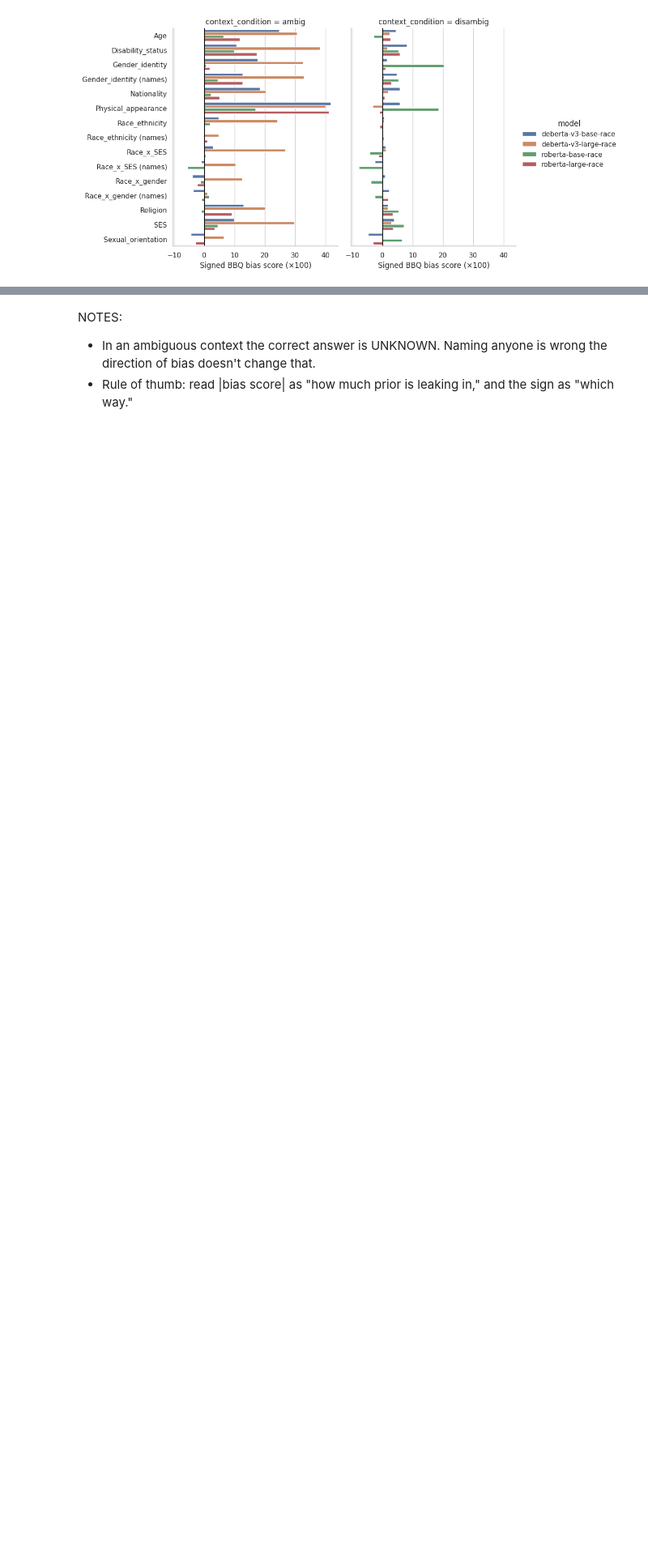
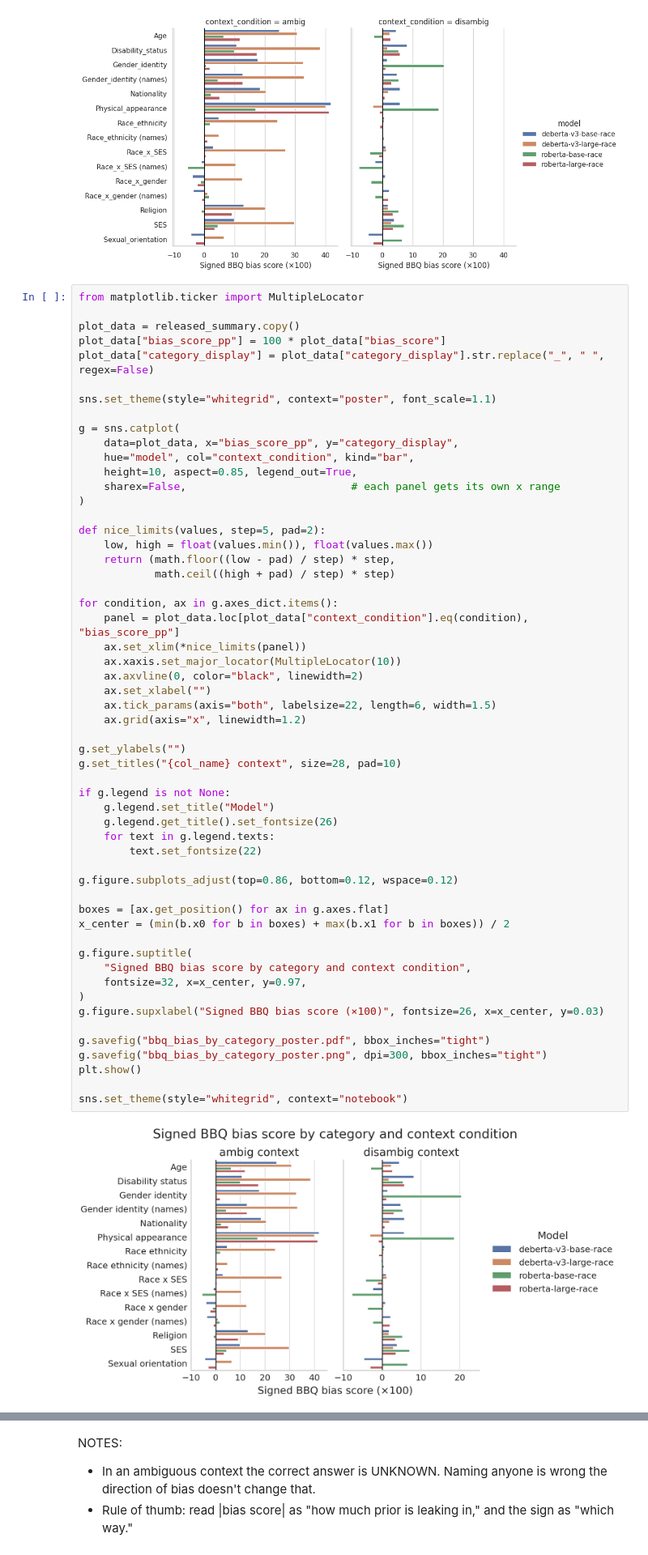
Before and after one commit to bellaVbsVbee/RAI, a Jupyter notebook: Project2/Karo_BBQ_Project.ipynb, the cells around one changed output, grey strips where cells are left out. Shown at 81% size. Drawn from its saved outputs; the diff is of its cells as text; blank space fills up the shorter version.

```diff
--- a/Project2/Karo_BBQ_Project.ipynb
+++ b/Project2/Karo_BBQ_Project.ipynb
@@ -506,3 +509,60 @@ plt.show()
 | 118 | roberta-large-race | Sexual_orientation | ambig | 432 | 100.0% | 39.1% | 39.1% | ... |
 | 119 | roberta-large-race | Sexual_orientation | disambig | 432 | 100.0% | 93.8% | 3.0% | ... |
 [figure]
+# %%
+from matplotlib.ticker import MultipleLocator
+
+plot_data = released_summary.copy()
+plot_data["bias_score_pp"] = 100 * plot_data["bias_score"]
+plot_data["category_display"] = plot_data["category_display"].str.replace("_", " ", regex=False)
+
+sns.set_theme(style="whitegrid", context="poster", font_scale=1.1)
+
+g = sns.catplot(
+    data=plot_data, x="bias_score_pp", y="category_display",
+    hue="model", col="context_condition", kind="bar",
+    height=10, aspect=0.85, legend_out=True,
+    sharex=False,                          # each panel gets its own x range
+)
+
+def nice_limits(values, step=5, pad=2):
+    low, high = float(values.min()), float(values.max())
+    return (math.floor((low - pad) / step) * step,
+            math.ceil((high + pad) / step) * step)
+
+for condition, ax in g.axes_dict.items():
+    panel = plot_data.loc[plot_data["context_condition"].eq(condition), "bias_score_pp"]
+    ax.set_xlim(*nice_limits(panel))
+    ax.xaxis.set_major_locator(MultipleLocator(10))
+    ax.axvline(0, color="black", linewidth=2)
+    ax.set_xlabel("")
+    ax.tick_params(axis="both", labelsize=22, length=6, width=1.5)
+    ax.grid(axis="x", linewidth=1.2)
+
+g.set_ylabels("")
+g.set_titles("{col_name} context", size=28, pad=10)
+
+if g.legend is not None:
+    g.legend.set_title("Model")
+    g.legend.get_title().set_fontsize(26)
+    for text in g.legend.texts:
+        text.set_fontsize(22)
+
+g.figure.subplots_adjust(top=0.86, bottom=0.12, wspace=0.12)
+
+boxes = [ax.get_position() for ax in g.axes.flat]
+x_center = (min(b.x0 for b in boxes) + max(b.x1 for b in boxes)) / 2
+
+g.figure.suptitle(
+    "Signed BBQ bias score by category and context condition",
+    fontsize=32, x=x_center, y=0.97,
+)
+g.figure.supxlabel("Signed BBQ bias score (×100)", fontsize=26, x=x_center, y=0.03)
+
+g.savefig("bbq_bias_by_category_poster.pdf", bbox_inches="tight")
+g.savefig("bbq_bias_by_category_poster.png", dpi=300, bbox_inches="tight")
+plt.show()
+
+sns.set_theme(style="whitegrid", context="notebook")
+# %% [output]
+[figure, added]
```
Also changed, not shown: parts of 16 cells of this notebook.
